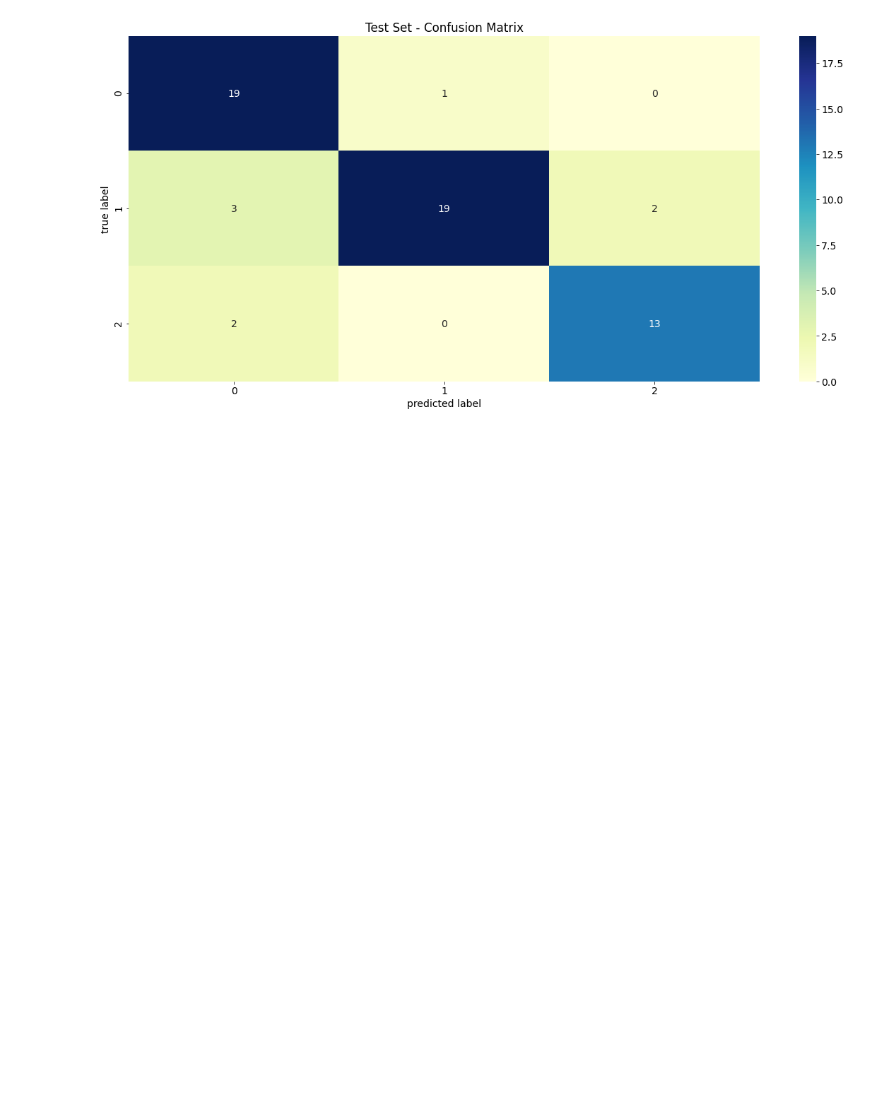
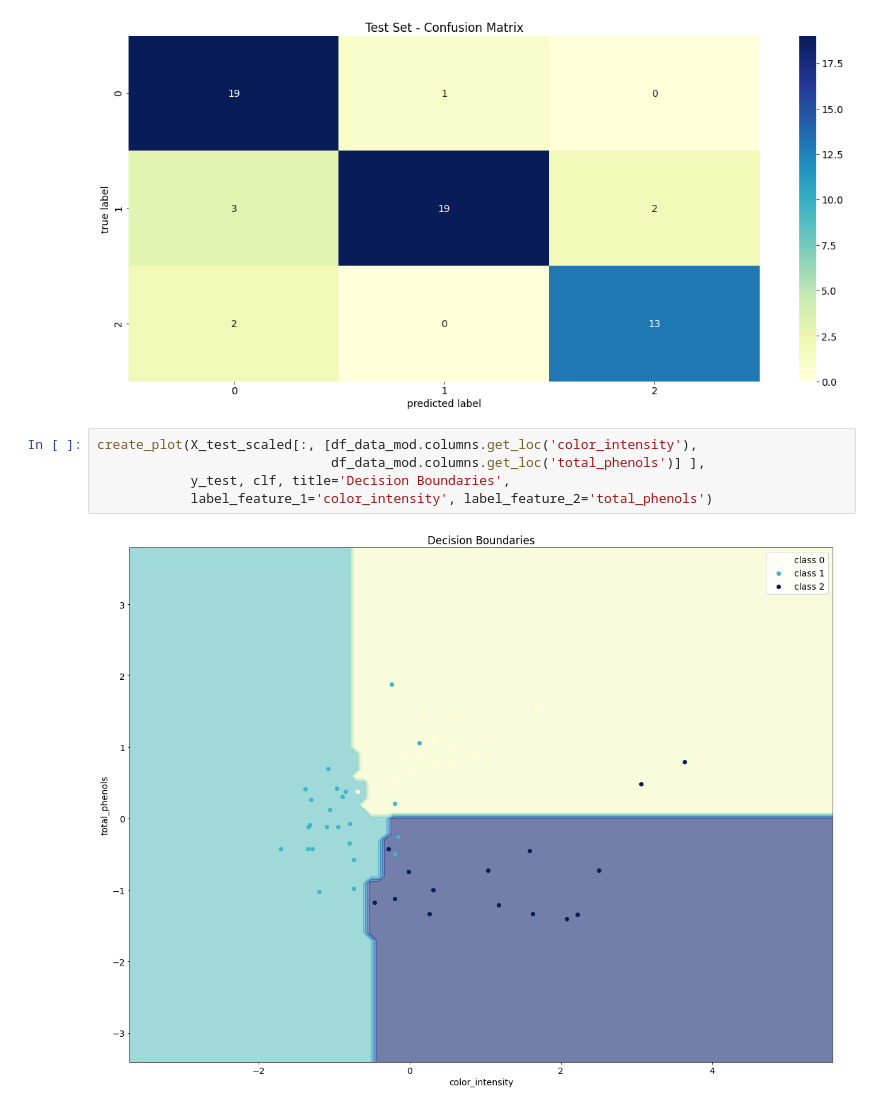
Before and after one commit to Bennri/view-on-machine-learning, a Jupyter notebook: wine_data_classification/wine_classification.ipynb, the cells around one changed output. Cells and saved outputs as stored; diff of their text form; blank space fills up the shorter version.

Commit message:
decision boundary

```diff
--- a/wine_data_classification/wine_classification.ipynb
+++ b/wine_data_classification/wine_classification.ipynb
@@ -276,3 +280,10 @@ plt.title('Test Set - Confusion Matrix')
 plt.show()
 # %% [output]
 [figure]
+# %%
+create_plot(X_test_scaled[:, [df_data_mod.columns.get_loc('color_intensity'),
+                              df_data_mod.columns.get_loc('total_phenols')] ],
+            y_test, clf, title='Decision Boundaries',
+            label_feature_1='color_intensity', label_feature_2='total_phenols')
+# %% [output]
+[figure, added]
```
Also changed, not shown: parts of 6 cells of this notebook, 1 other file.
